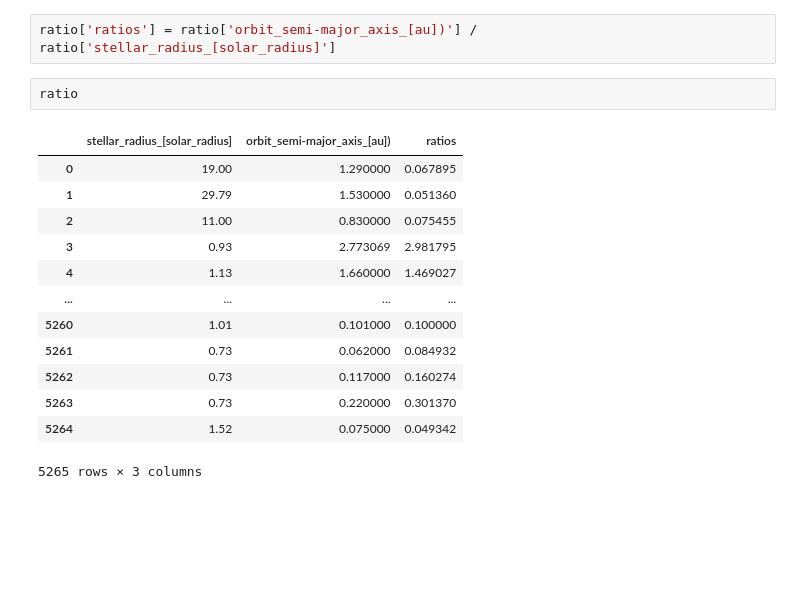
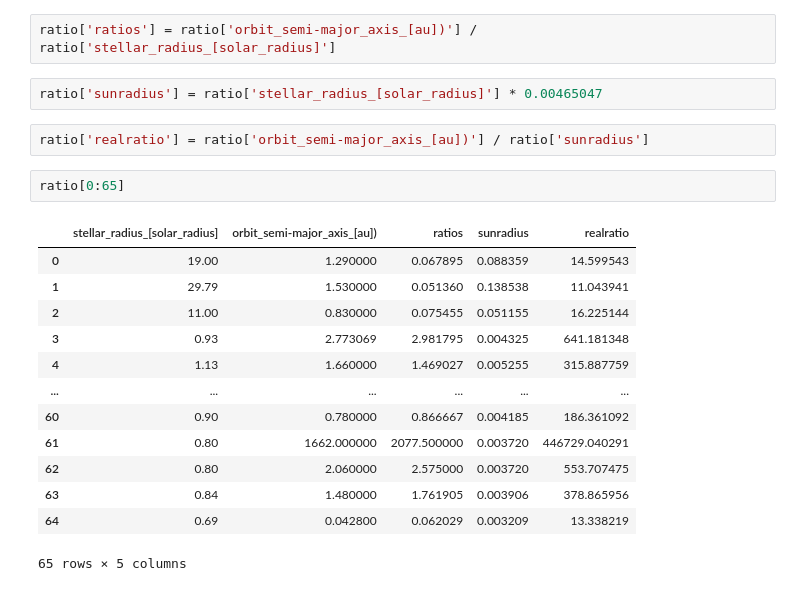
Before and after one commit to aminmadrileno/Exoplanet-project, a Jupyter notebook: extraction.ipynb, the cells around one changed output. Drawn from its saved outputs; the diff is of its cells as text; blank space fills up the shorter version.

```diff
--- a/extraction.ipynb
+++ b/extraction.ipynb
@@ -914,19 +932,23 @@ todo_con_nulos.drop(columns=['nulltest', 'eccentricity'])
 ratio = todo_con_nulos[['stellar_radius_[solar_radius]', 'orbit_semi-major_axis_[au])']]
 # %%
 ratio['ratios'] = ratio['orbit_semi-major_axis_[au])'] / ratio['stellar_radius_[solar_radius]']
+# %%
+ratio['sunradius'] = ratio['stellar_radius_[solar_radius]'] * 0.00465047
+# %%
+ratio['realratio'] = ratio['orbit_semi-major_axis_[au])'] / ratio['sunradius']
 # %%
-ratio
+ratio[0:65]
 # %% [output]
-|  | stellar_radius_[solar_radius] | orbit_semi-major_axis_[au]) | ratios |
-| 0 | 19.00 | 1.290000 | 0.067895 |
-| 1 | 29.79 | 1.530000 | 0.051360 |
-| 2 | 11.00 | 0.830000 | 0.075455 |
-| 3 | 0.93 | 2.773069 | 2.981795 |
-| 4 | 1.13 | 1.660000 | 1.469027 |
-| ... | ... | ... | ... |
-| 5260 | 1.01 | 0.101000 | 0.100000 |
-| 5261 | 0.73 | 0.062000 | 0.084932 |
-| 5262 | 0.73 | 0.117000 | 0.160274 |
-| 5263 | 0.73 | 0.220000 | 0.301370 |
-| 5264 | 1.52 | 0.075000 | 0.049342 |
+|  | stellar_radius_[solar_radius] | orbit_semi-major_axis_[au]) | ratios | sunradius | realratio |
+| 0 | 19.00 | 1.290000 | 0.067895 | 0.088359 | 14.599543 |
+| 1 | 29.79 | 1.530000 | 0.051360 | 0.138538 | 11.043941 |
+| 2 | 11.00 | 0.830000 | 0.075455 | 0.051155 | 16.225144 |
+| 3 | 0.93 | 2.773069 | 2.981795 | 0.004325 | 641.181348 |
+| 4 | 1.13 | 1.660000 | 1.469027 | 0.005255 | 315.887759 |
+| ... | ... | ... | ... | ... | ... |
+| 60 | 0.90 | 0.780000 | 0.866667 | 0.004185 | 186.361092 |
+| 61 | 0.80 | 1662.000000 | 2077.500000 | 0.003720 | 446729.040291 |
+| 62 | 0.80 | 2.060000 | 2.575000 | 0.003720 | 553.707475 |
+| 63 | 0.84 | 1.480000 | 1.761905 | 0.003906 | 378.865956 |
+| 64 | 0.69 | 0.042800 | 0.062029 | 0.003209 | 13.338219 |
-5265 rows × 3 columns
+65 rows × 5 columns
```
Also changed, not shown: parts of 21 cells of this notebook, 1 other file.
